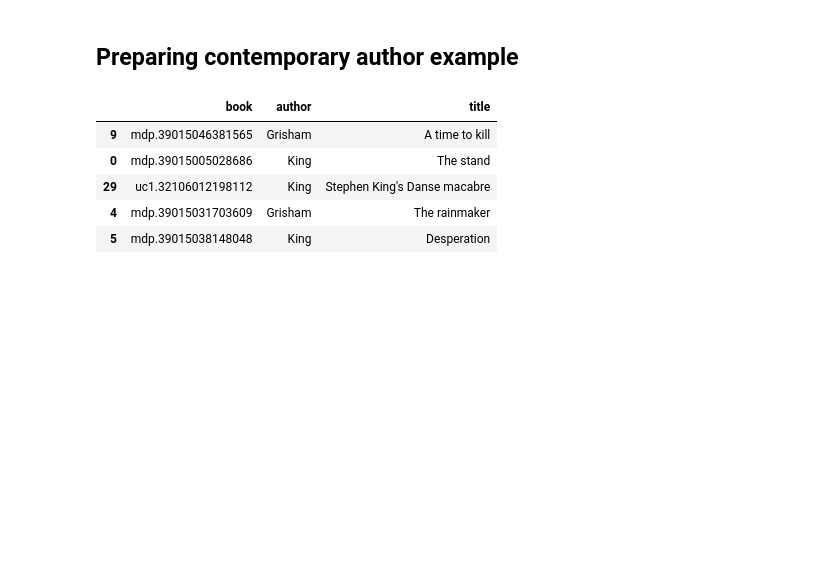
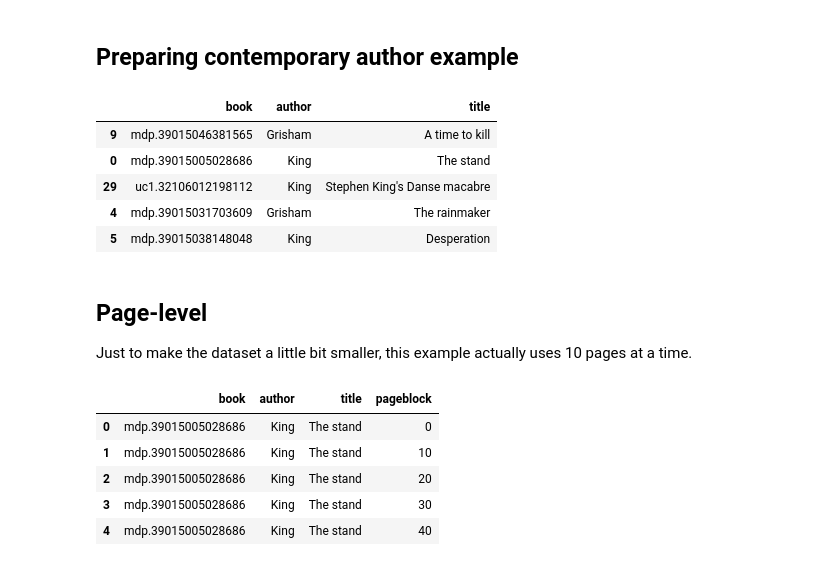
Before and after one commit to organisciak/Text-Mining-Course, a Jupyter notebook: labs/Lab 07 Companion - Preparing Wide DF.ipynb, the cells around one changed output. Saved outputs shown, nothing was run; the diff lists cells and outputs as text; code cells hidden in the pictures; blank space fills up the shorter version.

```diff
--- a/labs/Lab 07 Companion - Preparing Wide DF.ipynb
+++ b/labs/Lab 07 Companion - Preparing Wide DF.ipynb
@@ -220,3 +221,47 @@ info.sample(5)
 # %%
 wide_books.to_csv('../data/contemporary_books/contemporary.csv', encoding='utf-8')
 info.to_csv('../data/contemporary_books/contemporary_labels.csv', encoding='utf-8', index=False)
+# %% [markdown]
+## Page-level
+
+Just to make the dataset a little bit smaller, this example actually uses 10 pages at a time.
+# %%
+paths = glob.glob('../data/contemporary_books/dataset_files/*bz2')
+fr = FeatureReader(paths)
+
+book_dataframes = []
+book_information = []
+
+for vol in fr.volumes():
+    df = prepare_dataframe(vol, pages=True, pos=True)
+    book_dataframes.append(df)
+    author = vol.author[0].split(',')[0]
+    title = vol.title.split(' / ')[0]
+    book_information.append((vol.id, author, title))
+# %%
+books = pd.concat(book_dataframes)
+books['pageblock'] = books['page'].apply(lambda x: 0 + x - x % 10)
+books['id'] = books['book'] + '-' + books['pageblock'].astype(str)
+
+# Filter by POS: keep only nouns (non-proper)
+include_pos = ['NN', 'NNS']
+good_pos = books['pos'].isin(include_pos)
+stopword = books['lowercase'].isin(stopwords.words('english'))
+alpha = books['lowercase'].str.isalpha()
+# %%
+books_filtered = (books[~stopword & alpha & good_pos]
+                    .groupby('lowercase')
+                    .filter(lambda x: x['count'].sum() > 5)
+                 )
+# %%
+info = pd.DataFrame(book_information, columns=['book', 'author', 'title'])
+info_with_pages = pd.merge(info, books_filtered[['book', 'pageblock']].drop_duplicates())
+# %%
+info_with_pages.head()
+# %% [output]
+|  | book | author | title | pageblock |
+| 0 | mdp.39015005028686 | King | The stand | 0 |
+| 1 | mdp.39015005028686 | King | The stand | 10 |
+| 2 | mdp.39015005028686 | King | The stand | 20 |
+| 3 | mdp.39015005028686 | King | The stand | 30 |
+| 4 | mdp.39015005028686 | King | The stand | 40 |
```
Also changed, not shown: parts of 7 cells of this notebook, 6 other files.
